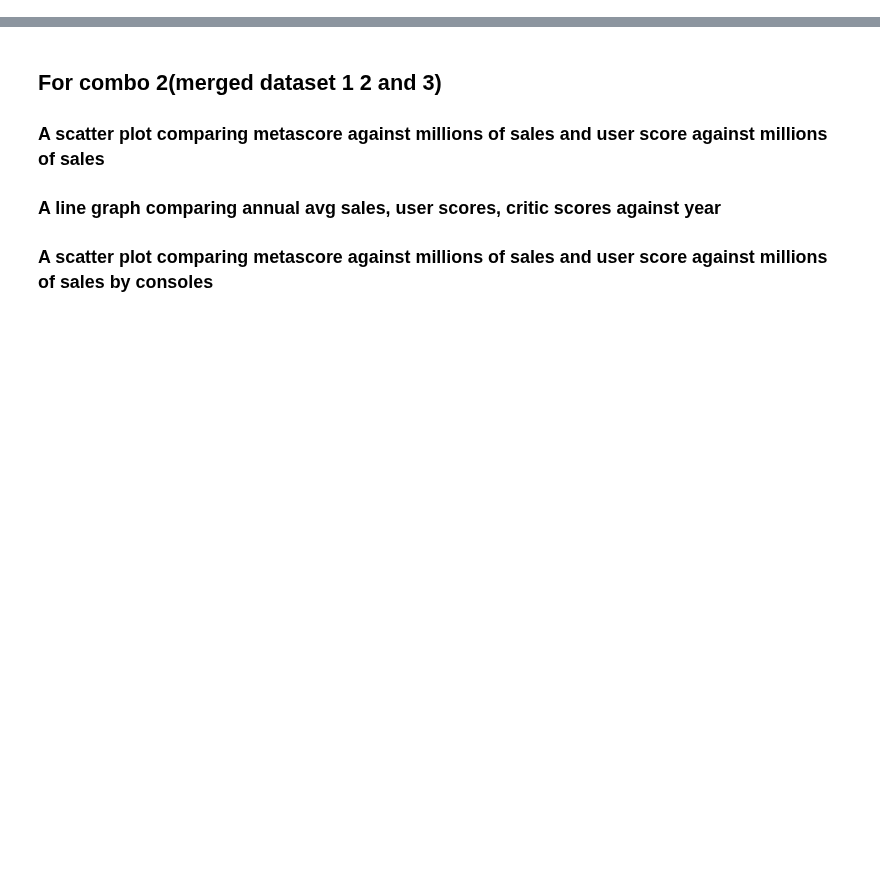
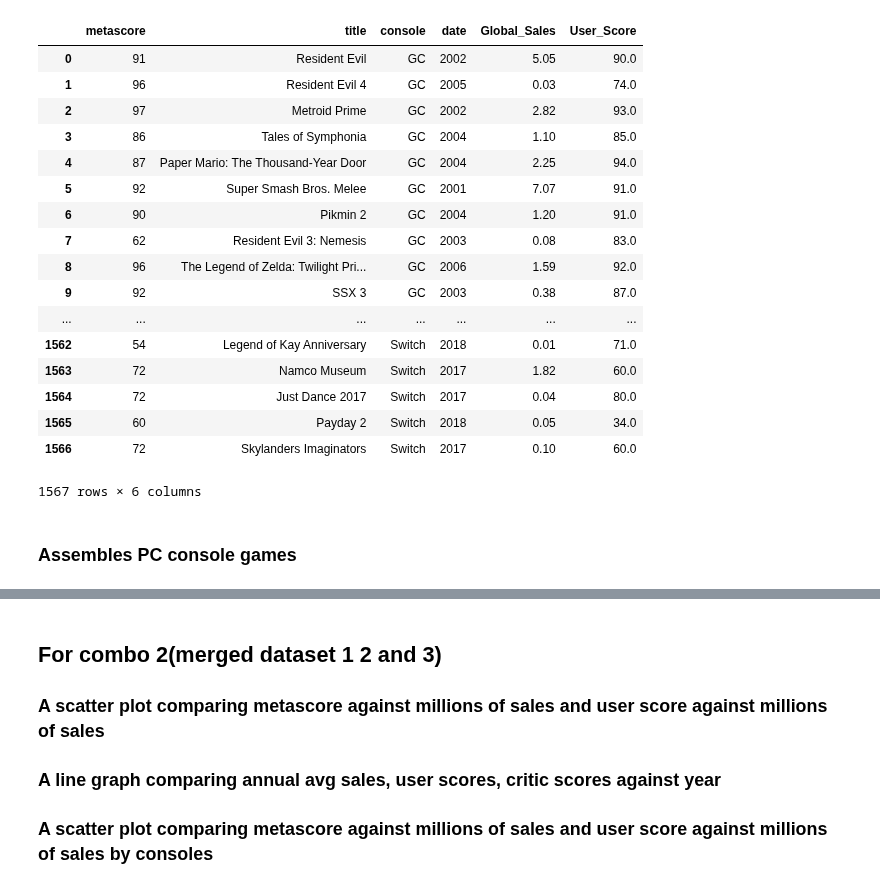
Before and after one commit to mell0611/data_science_project, a Jupyter notebook: data_analysis.ipynb, the cells around one changed output, grey strips where cells are left out. Drawn from its saved outputs; the diff is of its cells as text; code cells hidden in the pictures; blank space fills up the shorter version.

```diff
--- a/data_analysis.ipynb
+++ b/data_analysis.ipynb
@@ -63,0 +87,29 @@ combopc = grouped.get_group('PC')
+# %%
+combonintendo = grouped.get_group('GC') # Creates a dataframe combonintendo
+nintendo_list = ['N64', 'DS', '3DS', 'WII', 'GBA', 'WIIU', 'Switch'] # Types of nintendo consoles
+
+for i in nintendo_list:
+    combonintendo = combonintendo.append(grouped.get_group(i), ignore_index = True)
+# %%
+combonintendo
+# %% [output]
+|  | metascore | title | console | date | Global_Sales | User_Score |
+| 0 | 91 | Resident Evil | GC | 2002 | 5.05 | 90.0 |
+| 1 | 96 | Resident Evil 4 | GC | 2005 | 0.03 | 74.0 |
+| 2 | 97 | Metroid Prime | GC | 2002 | 2.82 | 93.0 |
+| 3 | 86 | Tales of Symphonia | GC | 2004 | 1.10 | 85.0 |
+| 4 | 87 | Paper Mario: The Thousand-Year Door | GC | 2004 | 2.25 | 94.0 |
+| 5 | 92 | Super Smash Bros. Melee | GC | 2001 | 7.07 | 91.0 |
+| 6 | 90 | Pikmin 2 | GC | 2004 | 1.20 | 91.0 |
+| 7 | 62 | Resident Evil 3: Nemesis | GC | 2003 | 0.08 | 83.0 |
+| 8 | 96 | The Legend of Zelda: Twilight Pri... | GC | 2006 | 1.59 | 92.0 |
+| 9 | 92 | SSX 3 | GC | 2003 | 0.38 | 87.0 |
+| ... | ... | ... | ... | ... | ... | ... |
+| 1562 | 54 | Legend of Kay Anniversary | Switch | 2018 | 0.01 | 71.0 |
+| 1563 | 72 | Namco Museum | Switch | 2017 | 1.82 | 60.0 |
+| 1564 | 72 | Just Dance 2017 | Switch | 2017 | 0.04 | 80.0 |
+| 1565 | 60 | Payday 2 | Switch | 2018 | 0.05 | 34.0 |
+| 1566 | 72 | Skylanders Imaginators | Switch | 2017 | 0.10 | 60.0 |
+1567 rows × 6 columns
+# %% [markdown]
+### Assembles PC console games
```
Also changed, not shown: parts of 15 cells of this notebook.
